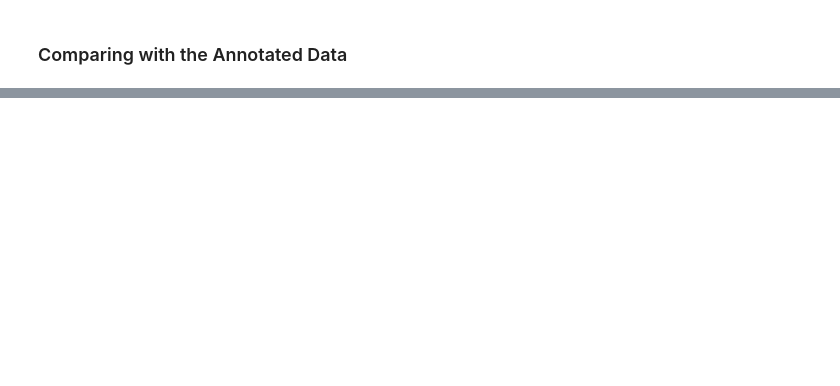
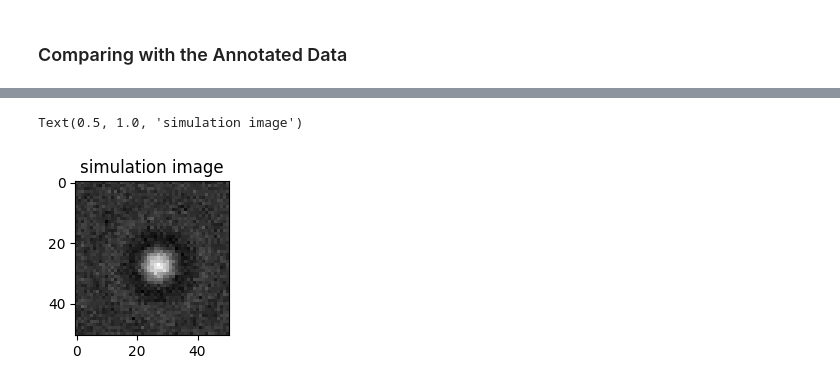
Before and after one commit to HuiningLiu02/TIF360-Advanced-machine-learning-with-neural-networks, a Jupyter notebook: Ch03_CNN/hw/particle_localization.ipynb, the cells around one changed output, grey strips where cells are left out. Cells and saved outputs as stored; diff of their text form; code cells hidden in the pictures; blank space fills up the shorter version.

```diff
--- a/Ch03_CNN/hw/particle_localization.ipynb
+++ b/Ch03_CNN/hw/particle_localization.ipynb
@@ -543,21 +539,0 @@ Mean pixel error (MAE): 0.272 pixels
-# %%
-indices = np.random.choice(np.arange(len(test_ann_dataset)), 6, replace=False)
-images = [test_ann_dataset[index][0] for index in indices]
-annotations = [test_ann_dataset[index][1] for index in indices]
-predictions = cnn_sim_regressor(torch.stack(images))
-
-fig, axs = plt.subplots(1, 6, figsize=(25, 8))
-for ax, im, ann, pred in zip(axs, images, annotations, predictions):
-    ax.imshow(im.numpy().squeeze(), cmap="gray")
-
-    ann = ann * image_size + image_size / 2
-    ax.scatter(ann[0], ann[1], marker="+", c="g", s=500, linewidth=6,
-               label="Annotation")
-
-    pred = pred.detach().numpy() * image_size + image_size / 2
-    ax.scatter(pred[0], pred[1], marker="x", c="r", s=500, linewidth=4,
-               label="Prediction")
-
-    ax.set_axis_off()
-ax.legend(loc=(0.5, 0.8), framealpha=1, fontsize=24)
-plt.show()
@@ -565,0 +588,10 @@ plt.show()
+# %%
+for images, labels in train_sim_dataloader:
+  sim_image = images[idx]
+sim_images_tensor = torch.tensor(sim_image).float().unsqueeze(0)
+plt.figure(figsize=(2, 2))
+plt.imshow(sim_image.squeeze(), cmap="gray")
+plt.title("simulation image")
+# %% [output]
+Text(0.5, 1.0, 'simulation image')
+[figure, added]
```
Also changed, not shown: parts of 34 cells of this notebook.
